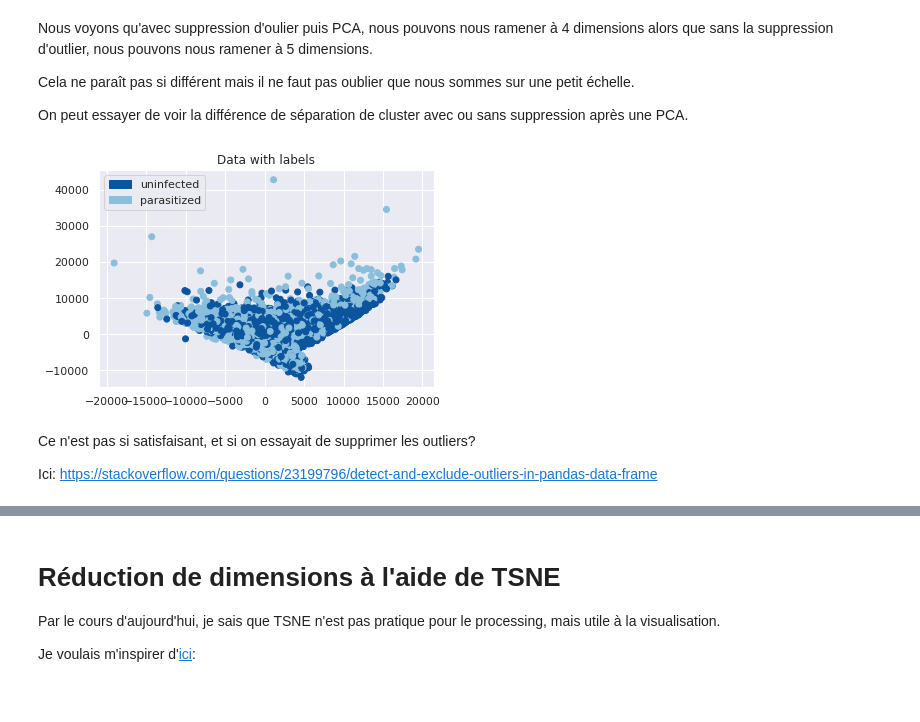
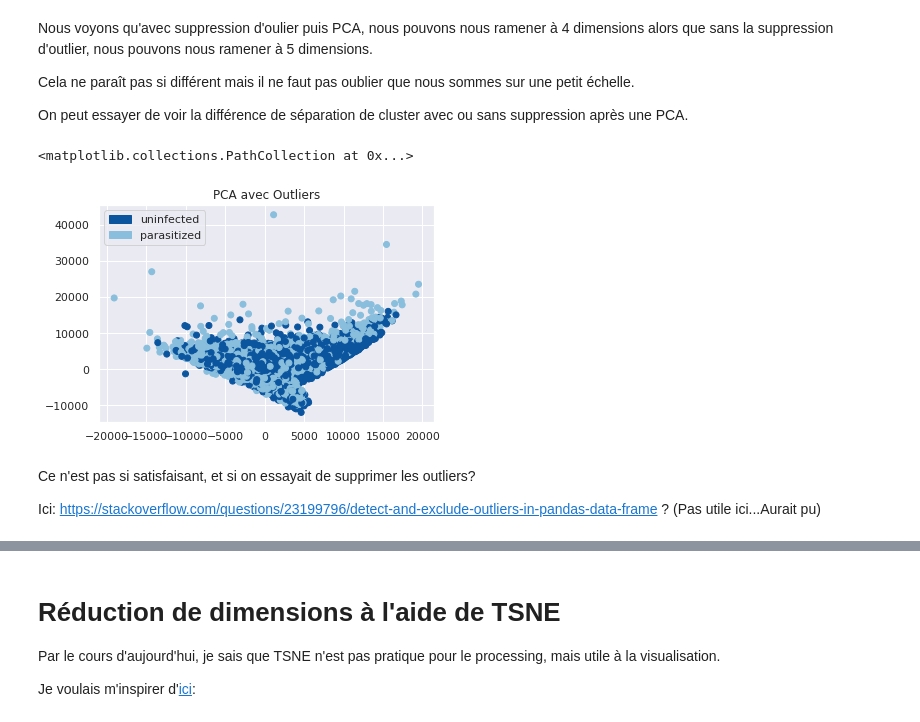
Before and after one commit to PhamAlexT/MOSQUITO, a Jupyter notebook: starting_kit/README_preprocessing.ipynb, the cells around one changed output, grey strips where cells are left out. Cells and saved outputs as stored; diff of their text form; code cells hidden in the pictures.

```diff
--- a/starting_kit/README_preprocessing.ipynb
+++ b/starting_kit/README_preprocessing.ipynb
@@ -774,20 +774,20 @@ On peut essayer de voir la différence de séparation de cluster avec ou sans su
 # %%
 #Reduire la dimension pour le plot
 
 d = df_n.drop(columns=['parasitized'])
 pca = PCA(n_components=4).fit(d)
 X_pcaAA = pca.transform(d)
 l = df_n.to_numpy()[:,0]       #On recupere les vrais labels
 plt.legend(handles=[cells_a,cells_b])
-plt.title('Data with labels')
+plt.title('PCA avec Outliers')
 plt.scatter(X_pcaAA[:, 0], X_pcaAA[:, 1],  c=colors[l.astype(int)])
-plt.show()
 # %% [output]
+<matplotlib.collections.PathCollection at 0x...>
-[figure, old version]
+[figure, new version]
 # %% [markdown]
 Ce n'est pas si satisfaisant, et si on essayait de supprimer les outliers?
 
-Ici: https://stackoverflow.com/questions/23199796/detect-and-exclude-outliers-in-pandas-data-frame
+Ici: https://stackoverflow.com/questions/23199796/detect-and-exclude-outliers-in-pandas-data-frame ? (Pas utile ici...Aurait pu)
 # %%
 from scipy import stats
 
```
Also changed, not shown: parts of 19 cells of this notebook.
